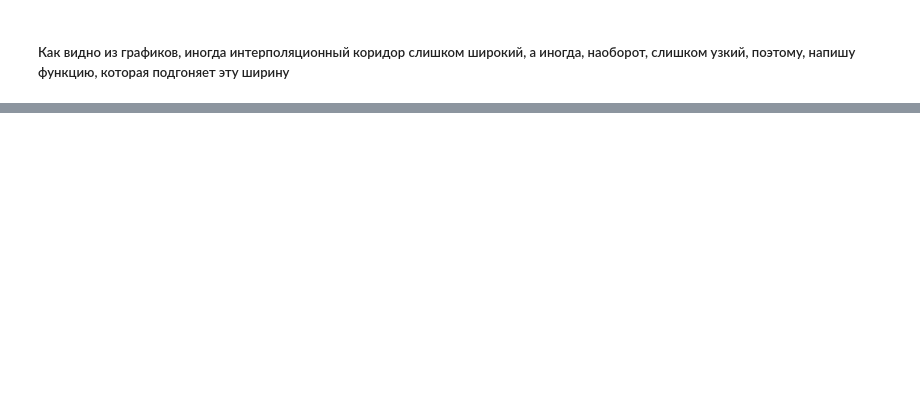
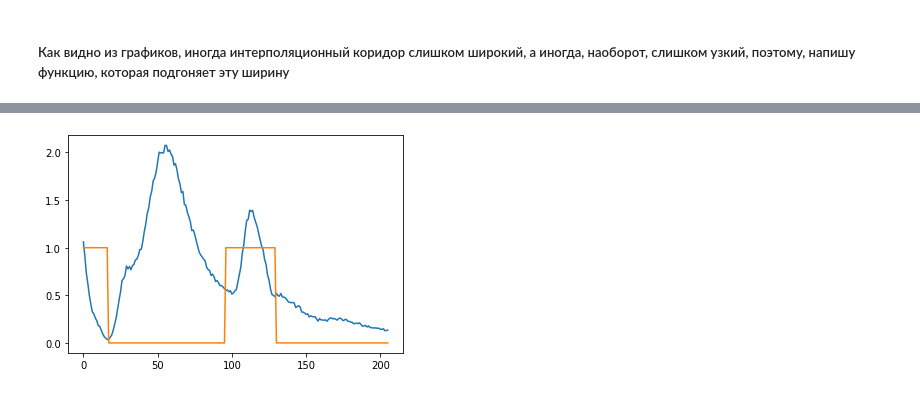
Before and after one commit to 89605502155/ML-repositry, a Jupyter notebook: new_interpolation.ipynb, the cells around one changed output, grey strips where cells are left out. Saved outputs shown, nothing was run; the diff lists cells and outputs as text; code cells hidden in the pictures; blank space fills up the shorter version.

```diff
--- a/new_interpolation.ipynb
+++ b/new_interpolation.ipynb
@@ -91,0 +118,6 @@ def function_1 ()
+# %%
+plt.plot(X[34,:,0])
+plt.plot(Xw[:,0])
+plt.show();
+# %% [output]
+[figure, added]
```
Also changed, not shown: parts of 7 cells of this notebook.
